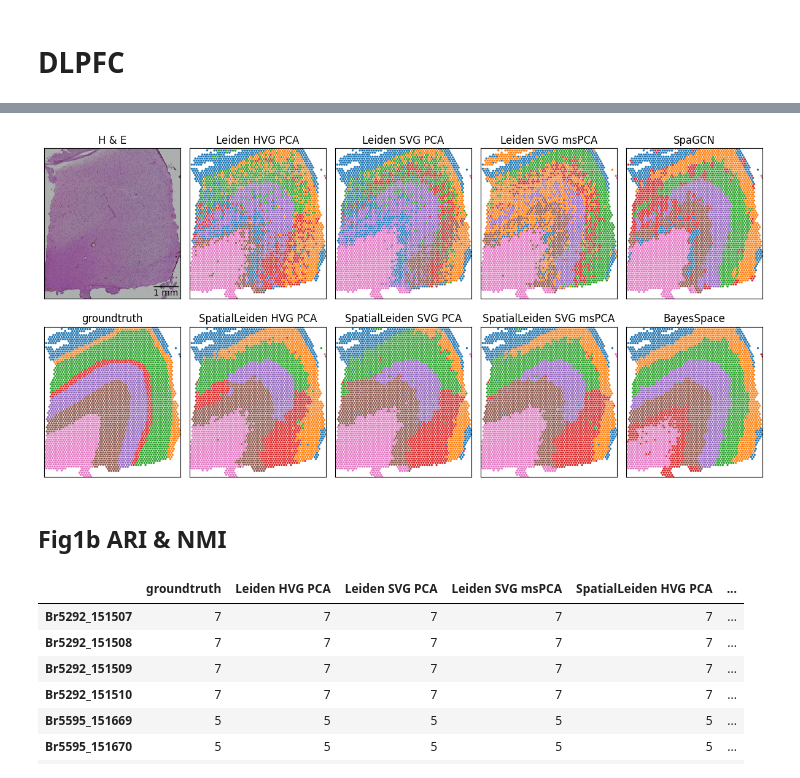
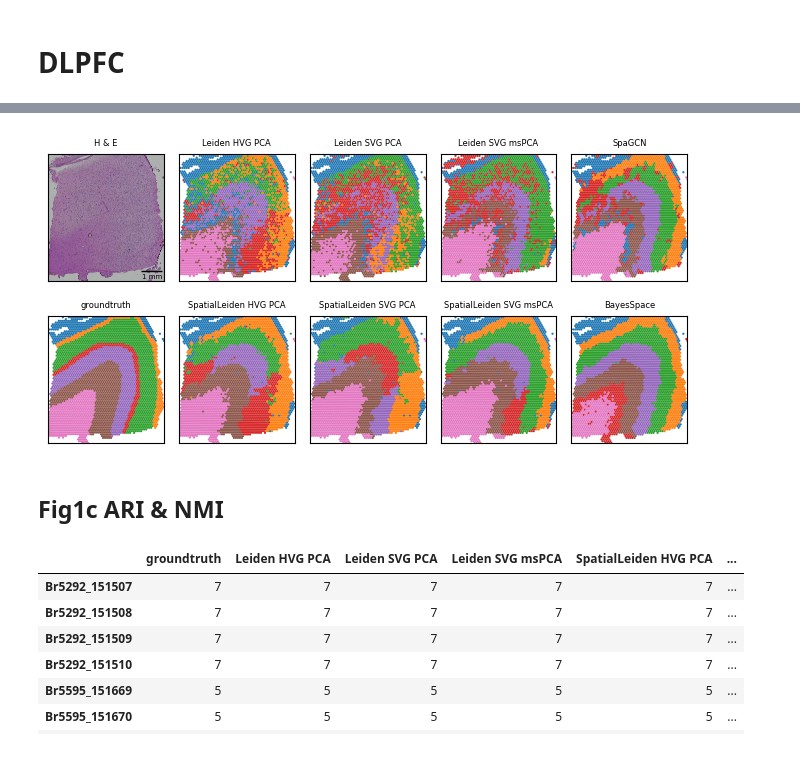
Before and after one commit to HiDiHlabs/SpatialLeiden-Study, a Jupyter notebook: 3_Fig.ipynb, the cells around one changed output, grey strips where cells are left out. Cells and saved outputs as stored; diff of their text form; code cells hidden in the pictures.

```diff
--- a/3_Fig.ipynb
+++ b/3_Fig.ipynb
@@ -26,6 +26,22 @@ fig_dir = results_dir / "figures"
 metadata_file = "downloads.tsv"
 # %%
 fig_dir.mkdir(parents=True, exist_ok=True)
+# %%
+import matplotlib as mpl
+
+mpl.rcParams.update(
+    {
+        "axes.titlesize": 6,
+        "axes.labelsize": 6,
+        "xtick.labelsize": 6,
+        "ytick.labelsize": 6,
+        "legend.fontsize": 5,
+    }
+)
+# %%
+mm = 0.1 / 2.54
+
+dpi = 600
 # %%
 rename_methods = {
     "leiden": "Leiden HVG PCA",
@@ -104,7 +120,8 @@ image = image[slice(*y_crop), slice(*x_crop)]
 data = data.assign(x=lambda df: df["x"] - x_crop[0], y=lambda df: df["y"] - y_crop[0])
 # %%
 scatter_kwargs = {
-    "s": 6,
+    "s": 3,
+    "marker": "h",
     "linewidth": 0,
     "hue_order": data["groundtruth"].cat.categories,
 }
@@ -120,31 +137,39 @@ def scatter_labels(df, name, ax):
     ax.legend([], [], frameon=False)
     remove_tick_and_label(ax)
 # %%
-fig1a, axs = plt.subplots(nrows=2, ncols=5, sharex=True, sharey=True, figsize=(12, 6))
+fig1b, axs = plt.subplots(
+    nrows=2, ncols=5, sharex=True, sharey=True, figsize=(170 * mm, 85 * mm)
+)
 _ = axs[0, 0].imshow(image)
 axs[0, 0].set(title="H & E")
 remove_tick_and_label(axs[0, 0])
 scale_bar = AnchoredSizeBar(
-    axs[0, 0].transData, px_per_um * 1_000, r"1 mm", loc="lower right", frameon=False
+    axs[0, 0].transData,
+    px_per_um * 1_000,
+    r"1 mm",
+    loc="lower right",
+    frameon=False,
+    fontproperties={"size": 5},
 )
 axs[0, 0].add_artist(scale_bar)
 
 scatter_labels(data, "groundtruth", axs[1, 0])
 scatter_labels(data, "Leiden HVG PCA", axs[0, 1])
 scatter_labels(data, "SpatialLeiden HVG PCA", axs[1, 1])
 scatter_labels(data, "Leiden SVG PCA", axs[0, 2])
 scatter_labels(data, "SpatialLeiden SVG PCA", axs[1, 2])
 scatter_labels(data, "Leiden SVG msPCA", axs[0, 3])
 scatter_labels(data, "SpatialLeiden SVG msPCA", axs[1, 3])
 scatter_labels(data, "SpaGCN", axs[0, 4])
 scatter_labels(data, "BayesSpace", axs[1, 4])
 
-fig1a.tight_layout(h_pad=2)
-fig1a.savefig(fig_dir / "Fig1a.pdf", dpi=600)
+fig1b.tight_layout(h_pad=2)
+# fig1b.savefig(fig_dir / "Fig1b.pdf", dpi=dpi)
+fig1b.savefig(fig_dir / "Fig1b.png", dpi=dpi)
 # %% [output]
-[figure, old version]
+[figure, new version]
 # %% [markdown]
-## Fig1b ARI & NMI
+## Fig1c ARI & NMI
 # %%
 def calculate_score(fn, groundtruth, cluster, **kwargs):
     domains = pd.read_table(cluster, index_col=0)["label"].astype("category").cat.codes
```
Also changed, not shown: parts of 39 cells of this notebook, 10 other files.
